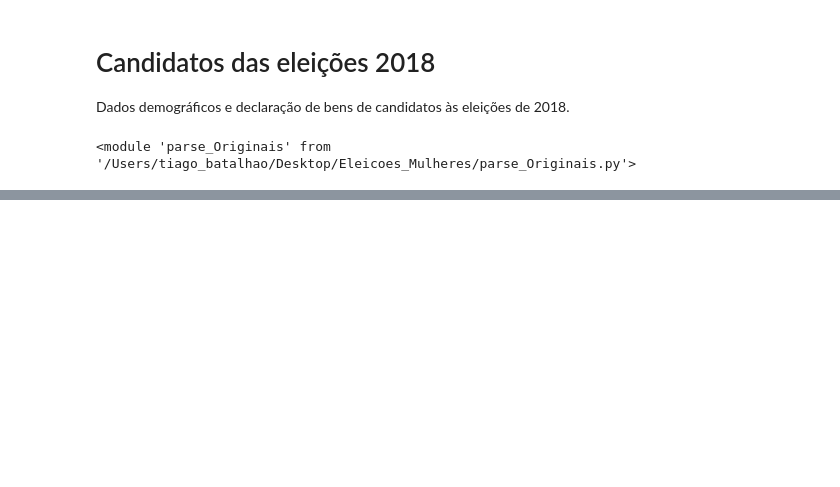
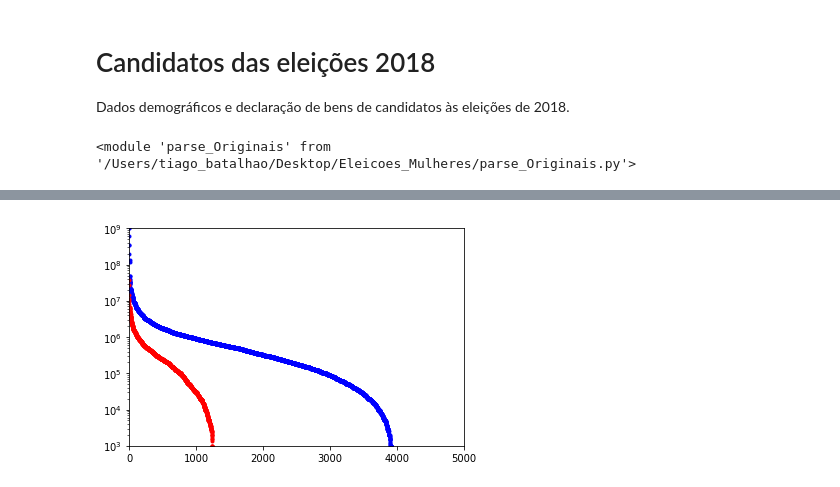
Before and after one commit to tiagobatalhao-luizalabs/Eleicoes, a Jupyter notebook: Exploratorio.ipynb, the cells around one changed output, grey strips where cells are left out. Drawn from its saved outputs; the diff is of its cells as text; code cells hidden in the pictures; blank space fills up the shorter version.

```diff
--- a/Exploratorio.ipynb
+++ b/Exploratorio.ipynb
@@ -22,0 +19,14 @@ dados_cassacao = pandas.read_csv('Arquivos_parseados/Dados_cassacao.csv.gz')
+# %%
+bens_candidatos = dados_candidatos[[
+    'SQ_CANDIDATO',
+    'SG_UF',
+    'DS_CARGO',
+    'NM_CANDIDATO',
+    'DS_GENERO'
+]].merge(
+    dados_bens.groupby('SQ_CANDIDATO', as_index=False).agg({
+        'VR_BEM_CANDIDATO': 'sum',
+    }),
+    how='left',
+    on='SQ_CANDIDATO'
+)
@@ -22,0 +47,18 @@ dados_cassacao = pandas.read_csv('Arquivos_parseados/Dados_cassacao.csv.gz')
+# %%
+ricos_h = bens_candidatos[bens_candidatos['DS_GENERO']=='MASCULINO'].sort_values(by='VR_BEM_CANDIDATO', ascending=False)
+ricos_m = bens_candidatos[bens_candidatos['DS_GENERO']=='FEMININO'].sort_values(by='VR_BEM_CANDIDATO', ascending=False)
+# %%
+import pylab as py
+fig, ax = py.subplots()
+yy = ricos_h[ricos_h['DS_CARGO']=='DEPUTADO FEDERAL']['VR_BEM_CANDIDATO']
+xx = range(len(yy))
+ax.plot(xx, yy, 'b.')
+yy = ricos_m[ricos_m['DS_CARGO']=='DEPUTADO FEDERAL']['VR_BEM_CANDIDATO']
+xx = range(len(yy))
+ax.plot(xx, yy, 'r.')
+ax.set_yscale('log')
+ax.set_xlim(0,5000)
+ax.set_ylim(1e3, 1e9)
+fig.show()
+# %% [output]
+[figure, added]
```
Also changed, not shown: parts of 36 cells of this notebook.
